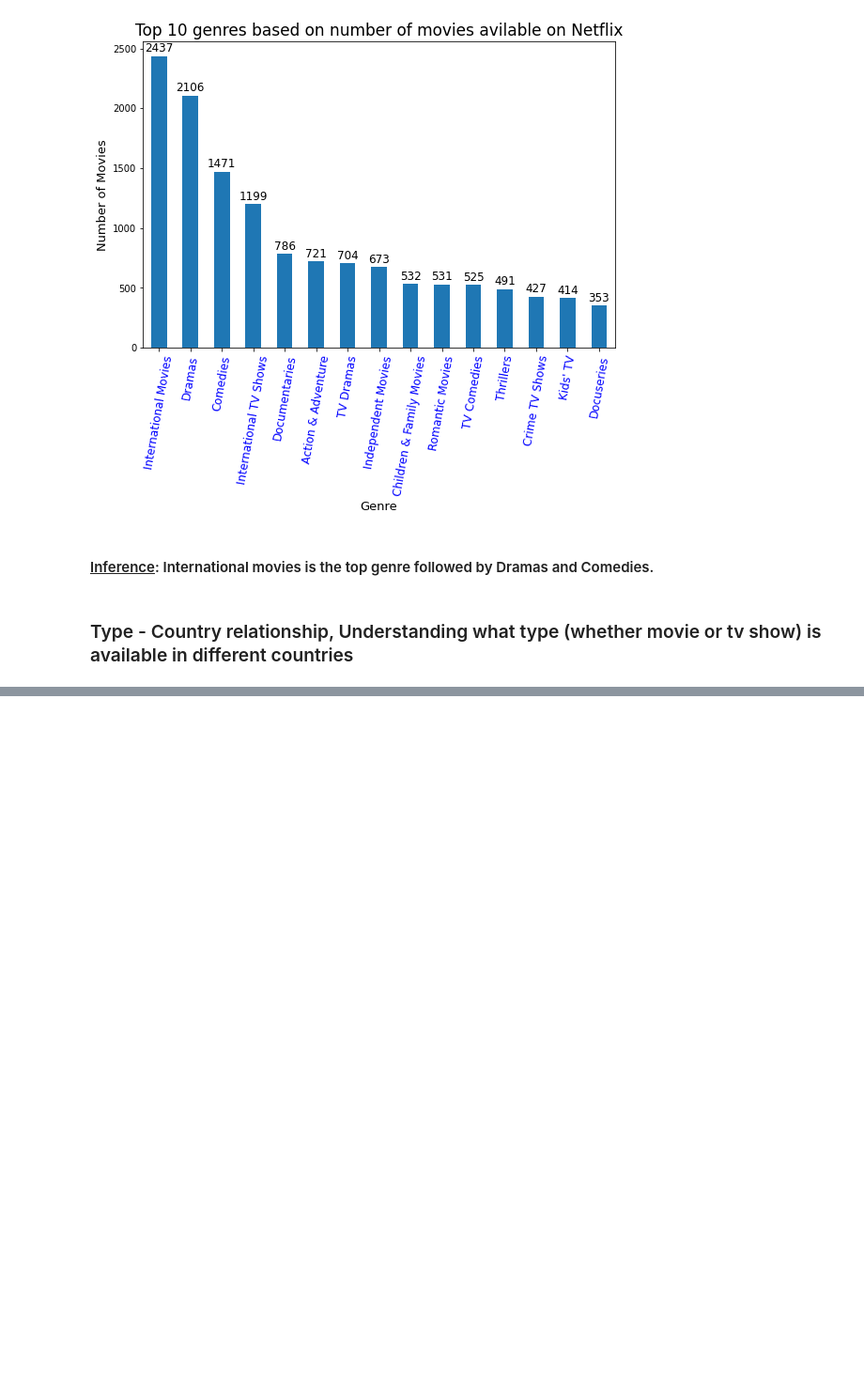
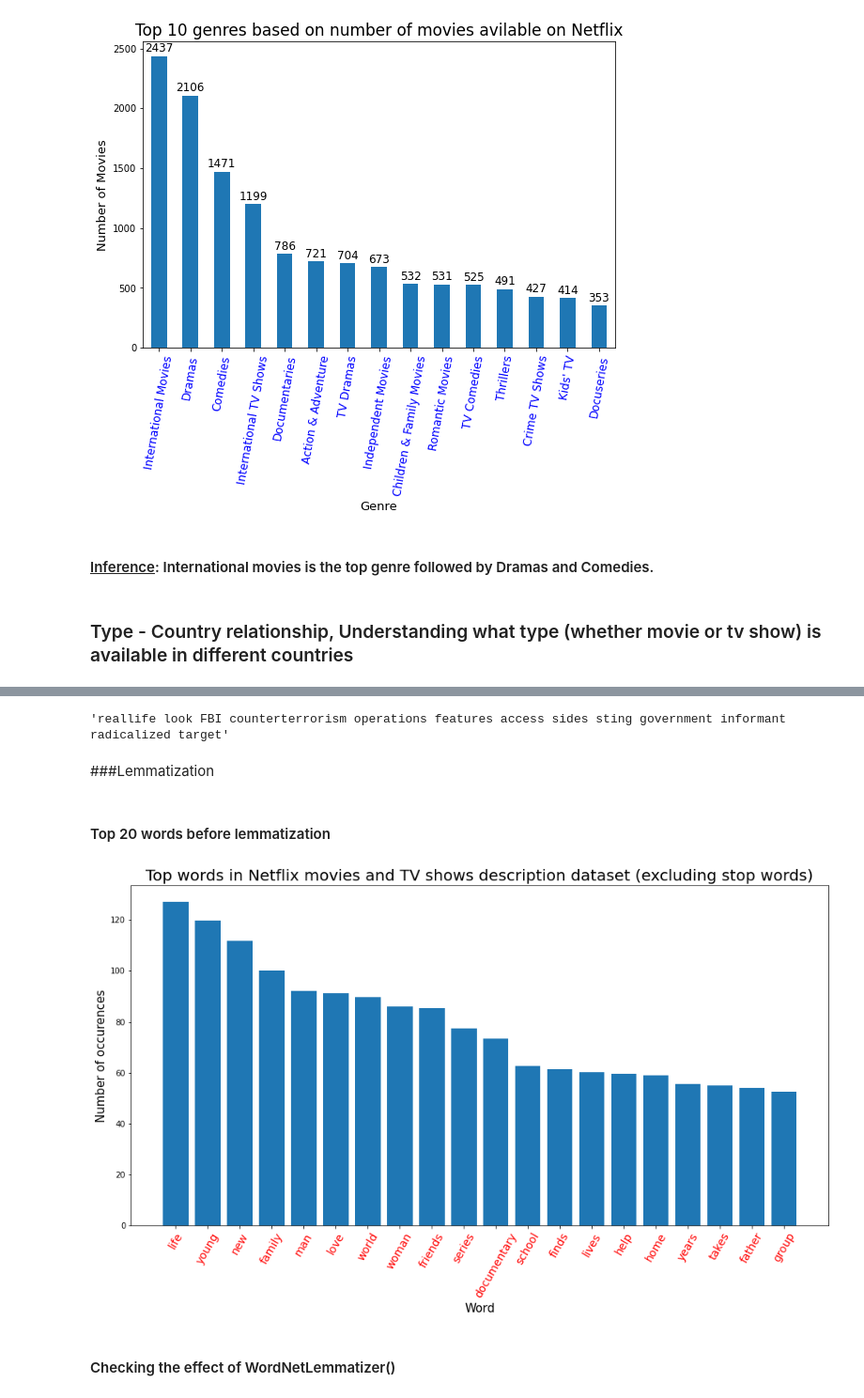
Before and after one commit to RoshanJamthe/NETFLIX-MOVIES-AND-TV-SHOWS-CLUSTERING, a Jupyter notebook: NETFLIX_MOVIES_AND_TV_SHOWS_CLUSTERING.ipynb, the cells around one changed output, grey strips where cells are left out. Shown at 94% size. Drawn from its saved outputs; the diff is of its cells as text; code cells hidden in the pictures; blank space fills up the shorter version.

```diff
--- a/NETFLIX_MOVIES_AND_TV_SHOWS_CLUSTERING.ipynb
+++ b/NETFLIX_MOVIES_AND_TV_SHOWS_CLUSTERING.ipynb
@@ -489,0 +506,3 @@ netflix_data.head()
+# %%
+title_description = netflix_data[['title', 'description']].copy()  # Get the required subset from the dataset
+title_description.head()
@@ -489,0 +568,2 @@ netflix_data.head()
+# %%
+title_description['tokenized_description'] = title_description['description'].apply(text_process)
@@ -489,0 +574,52 @@ netflix_data.head()
+# %%
+title_description['tokenized_description'][25]
+# %% [output]
+'reallife look FBI counterterrorism operations features access sides sting government informant radicalized target'
+# %% [markdown]
+###Lemmatization
+# %% [markdown]
+#### Top 20 words before lemmatization
+# %%
+from sklearn.feature_extraction.text import TfidfVectorizer
+
+vectorizer = TfidfVectorizer(min_df = 5,
+                              max_df = 0.95,
+                              max_features = 3000, lowercase=True,
+                              stop_words = 'english')
+# %%
+# Define helper functions
+def get_top_n_words(n_top_words, vectorizer, text_data):
+    '''
+    returns a tuple of the top n words in a sample and their
+    accompanying counts, given a CountVectorizer object and text sample
+    '''
+    vectorized_headlines = vectorizer.fit_transform(text_data.values)
+    vectorized_total = np.sum(vectorized_headlines, axis=0)
+    word_indices = np.flip(np.argsort(vectorized_total)[0,:], 1)
+    word_values = np.flip(np.sort(vectorized_total)[0,:],1)
+
+    word_vectors = np.zeros((n_top_words, vectorized_headlines.shape[1]))
+    for i in range(n_top_words):
+        word_vectors[i,word_indices[0,i]] = 1
+
+    words = [word[0].encode('ascii').decode('utf-8') for
+             word in vectorizer.inverse_transform(word_vectors)]
+
+    return (words, word_values[0,:n_top_words].tolist()[0])
+# %%
+words, word_values = get_top_n_words(n_top_words=20,
+                                     vectorizer=vectorizer,
+                                     text_data=title_description['tokenized_description'])
+
+fig, ax = plt.subplots(figsize=(16,8))
+ax.bar(range(len(words)), word_values)
+ax.set_xticks(range(len(words)))
+ax.set_xticklabels(words, rotation=60,fontsize=14,color='red')
+ax.set_title('Top words in Netflix movies and TV shows description dataset (excluding stop words)',fontsize=20)
+ax.set_xlabel('Word',fontsize=15)
+ax.set_ylabel('Number of occurences',fontsize=15)
+plt.show()
+# %% [output]
+[figure, added]
+# %% [markdown]
+#### Checking the effect of WordNetLemmatizer()
```
Also changed, not shown: parts of 139 cells of this notebook.
